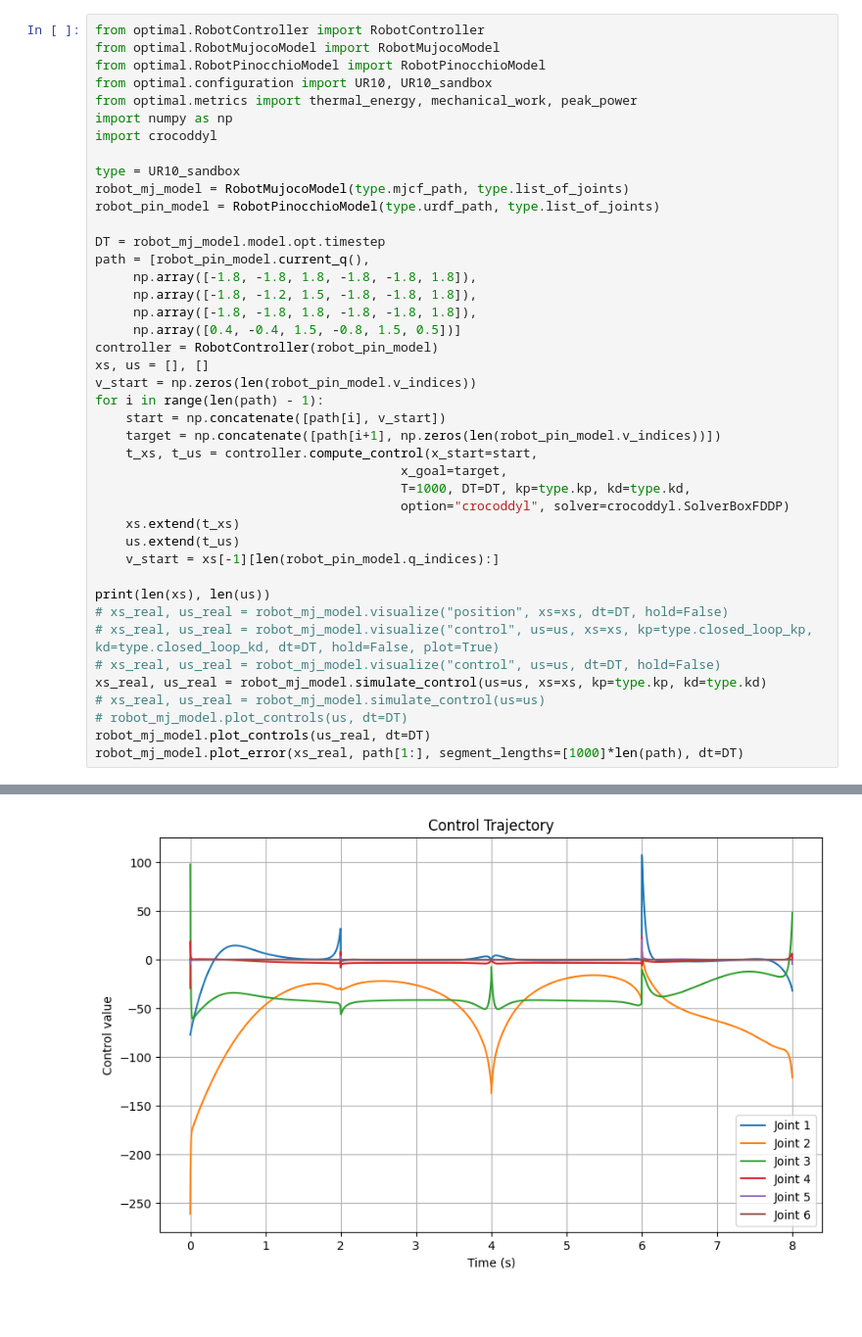
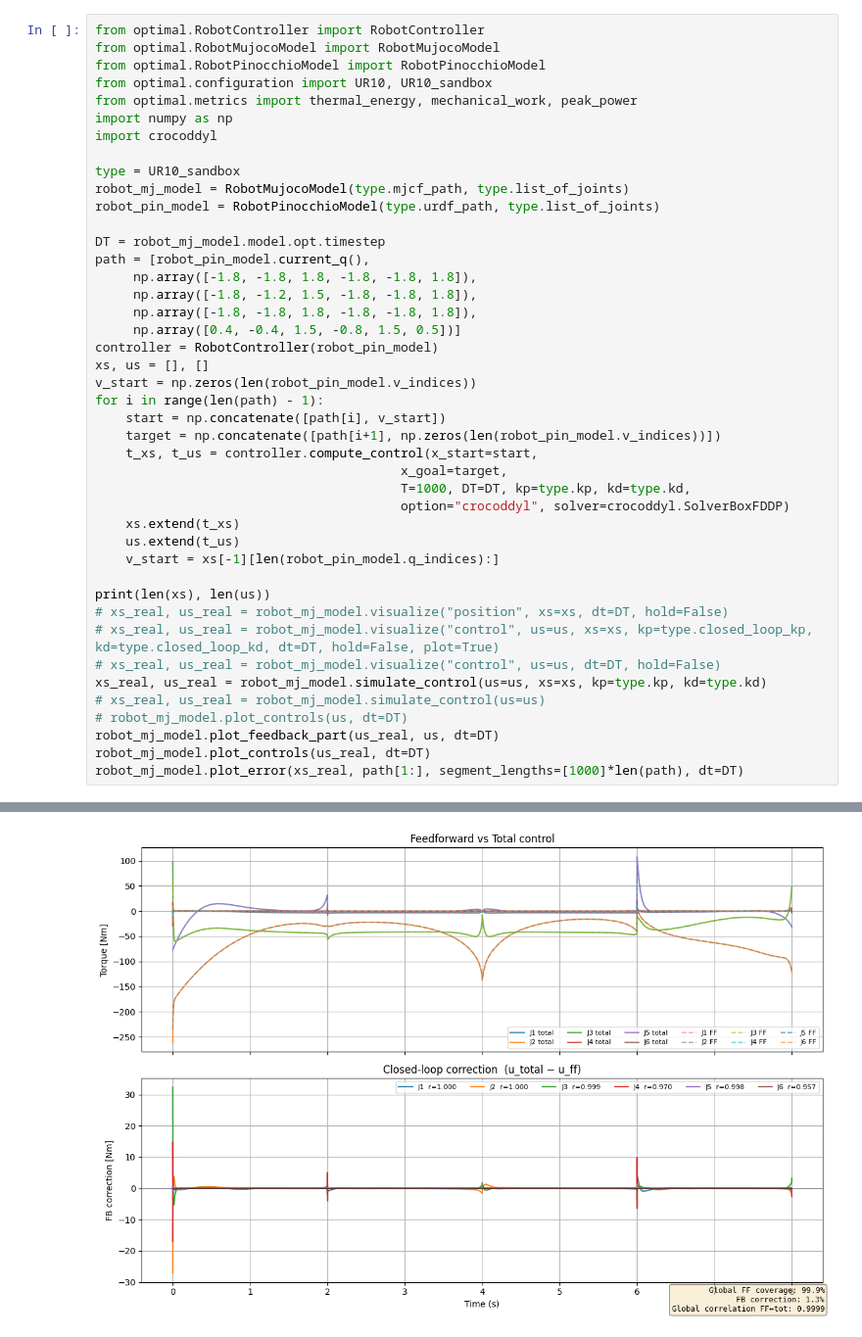
Before and after one commit to Krasa35/optimal, a Jupyter notebook: examples/200_Crocoddyl_joint.ipynb, the cells around one changed output, grey strips where cells are left out. Shown at 98% size. Saved outputs shown, nothing was run; the diff lists cells and outputs as text; blank space fills up the shorter version.

```diff
--- a/examples/200_Crocoddyl_joint.ipynb
+++ b/examples/200_Crocoddyl_joint.ipynb
@@ -38,6 +38,7 @@ print(len(xs), len(us))
 xs_real, us_real = robot_mj_model.simulate_control(us=us, xs=xs, kp=type.kp, kd=type.kd)
 # xs_real, us_real = robot_mj_model.simulate_control(us=us)
 # robot_mj_model.plot_controls(us, dt=DT)
+robot_mj_model.plot_feedback_part(us_real, us, dt=DT)
 robot_mj_model.plot_controls(us_real, dt=DT)
 robot_mj_model.plot_error(xs_real, path[1:], segment_lengths=[1000]*len(path), dt=DT)
 # %% [output]
@@ -49 +58 @@ No warm start provided; computing warm start using PD control.
-[figure, old version]
+[figure, new version]
```
Also changed, not shown: parts of 2 cells of this notebook, 13 other files.
